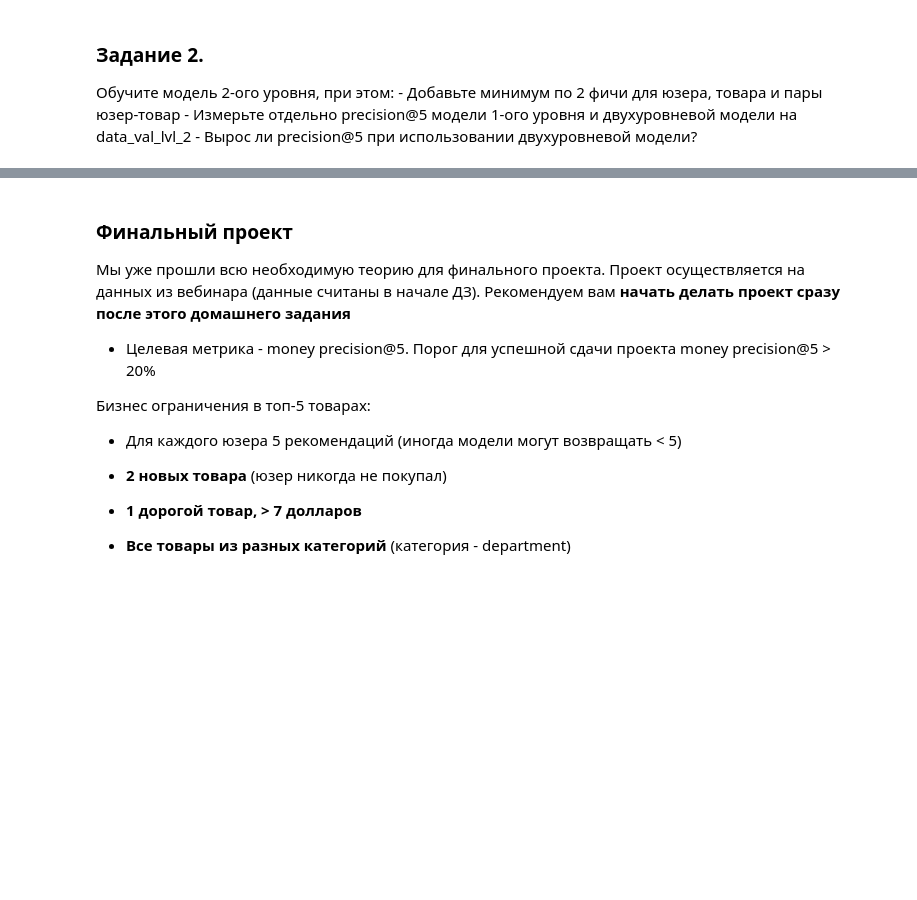
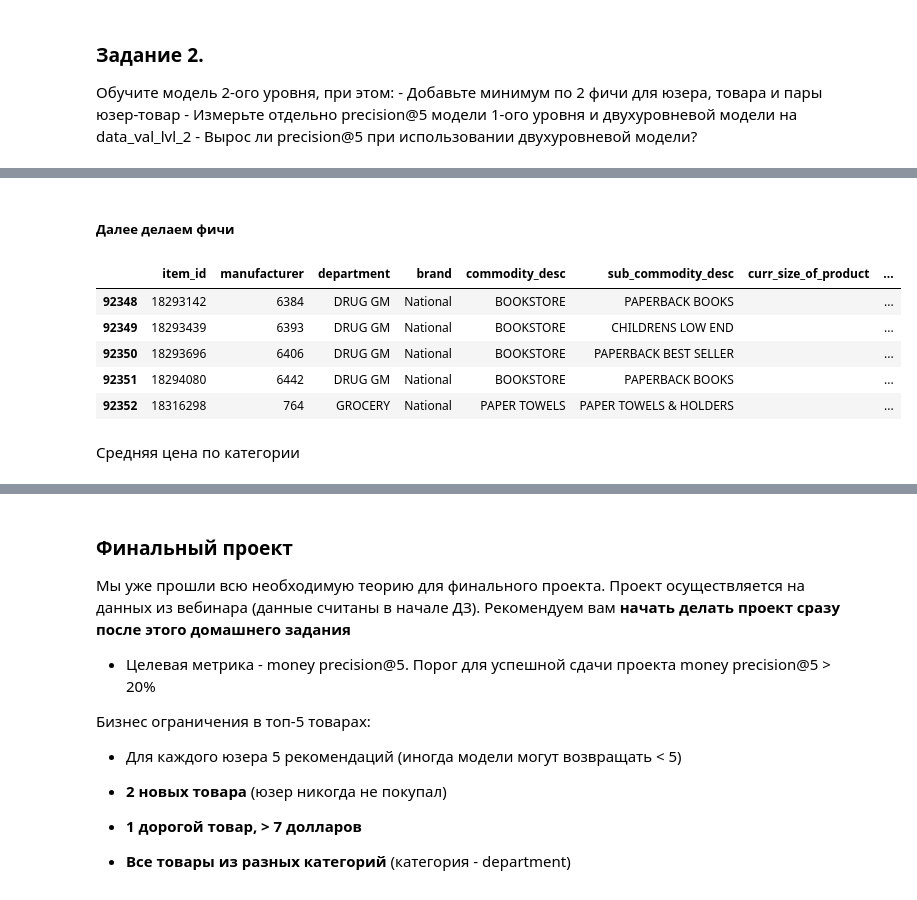
Before and after one commit to superpavelka/Recommender_Systems, a Jupyter notebook: Task6/hw_webinar_6.ipynb, the cells around one changed output, grey strips where cells are left out. Cells and saved outputs as stored; diff of their text form; code cells hidden in the pictures; blank space fills up the shorter version.

```diff
--- a/Task6/hw_webinar_6.ipynb
+++ b/Task6/hw_webinar_6.ipynb
@@ -362,0 +293,16 @@ precision_at_k уменьшился
+# %% [markdown]
+##### Далее делаем фичи
+# %%
+price = data.groupby('item_id')['sales_value'].max()
+# %%
+item_features = item_features.merge(price, on='item_id', how='left').rename(columns={'sales_value': 'price'})
+item_features.tail(5)
+# %% [output]
+|  | item_id | manufacturer | department | brand | commodity_desc | sub_commodity_desc | curr_size_of_product | ... |
+| 92348 | 18293142 | 6384 | DRUG GM | National | BOOKSTORE | PAPERBACK BOOKS |  | ... |
+| 92349 | 18293439 | 6393 | DRUG GM | National | BOOKSTORE | CHILDRENS LOW END |  | ... |
+| 92350 | 18293696 | 6406 | DRUG GM | National | BOOKSTORE | PAPERBACK BEST SELLER |  | ... |
+| 92351 | 18294080 | 6442 | DRUG GM | National | BOOKSTORE | PAPERBACK BOOKS |  | ... |
+| 92352 | 18316298 | 764 | GROCERY | National | PAPER TOWELS | PAPER TOWELS & HOLDERS |  | ... |
+# %% [markdown]
+Средняя цена по категории
```
Also changed, not shown: parts of 74 cells of this notebook.
